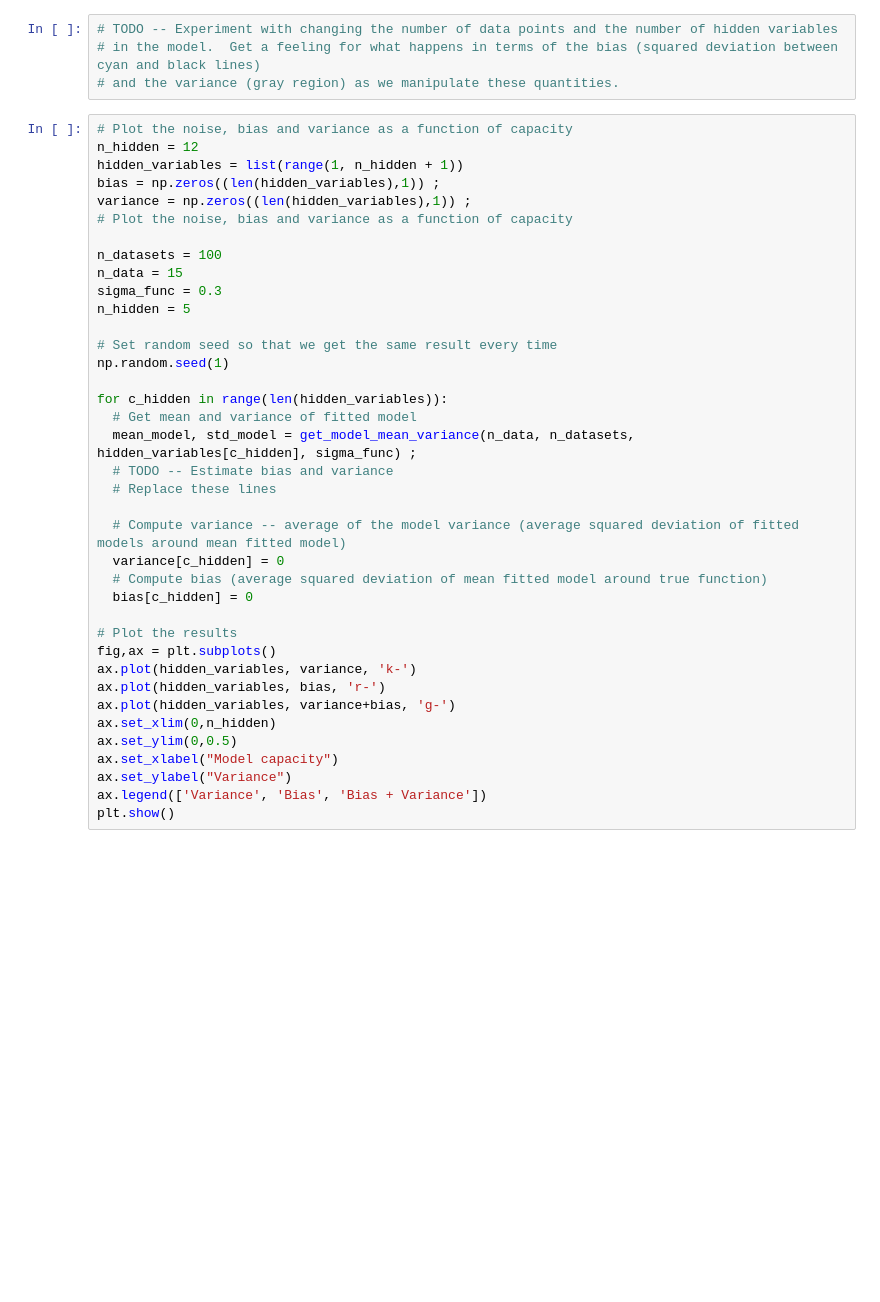
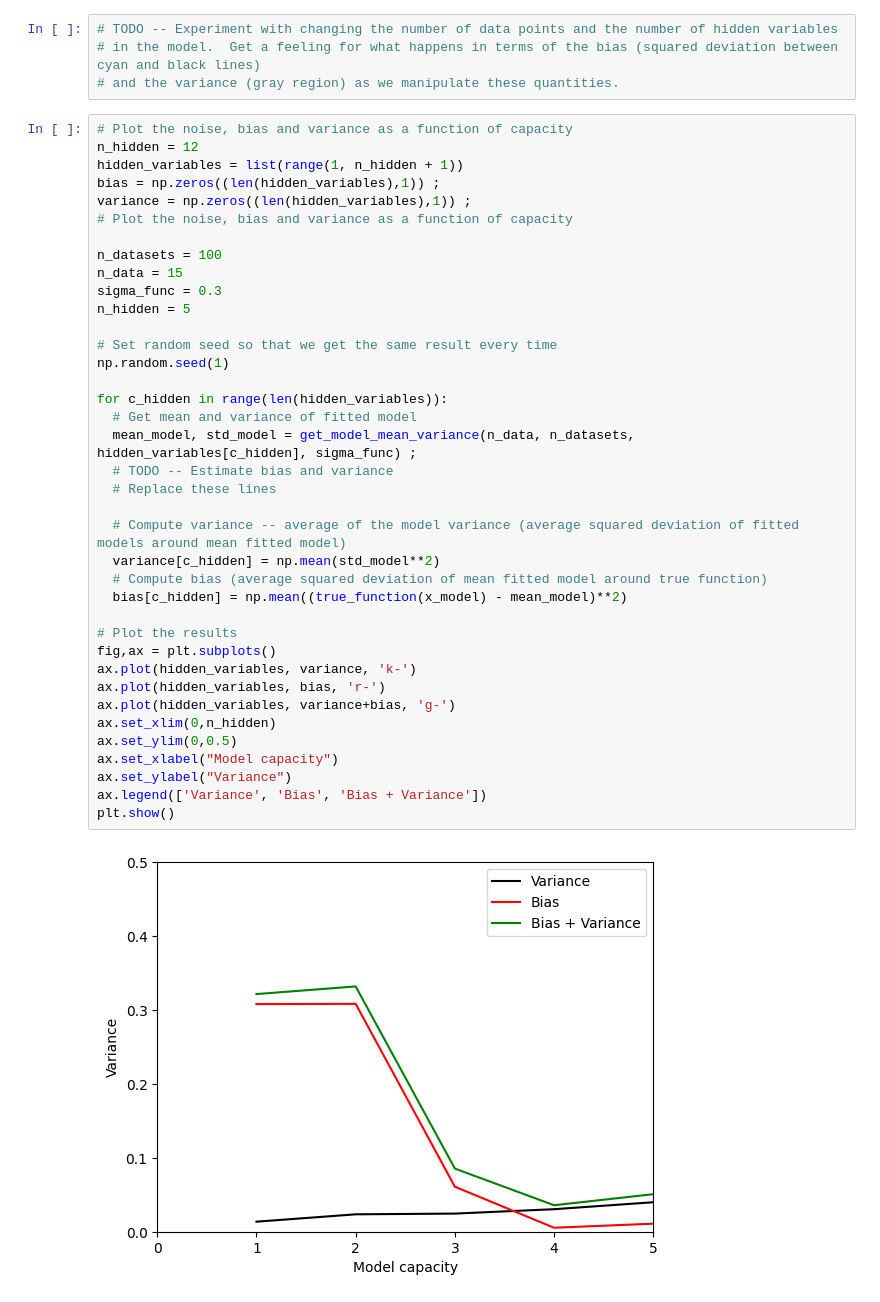
Before and after one commit to anjandhungana/udlbook, a Jupyter notebook: Notebooks/Chap08/8_2_Bias_Variance_Trade_Off.ipynb, the cells around one changed output. Saved outputs shown, nothing was run; the diff lists cells and outputs as text; blank space fills up the shorter version.

```diff
--- a/Notebooks/Chap08/8_2_Bias_Variance_Trade_Off.ipynb
+++ b/Notebooks/Chap08/8_2_Bias_Variance_Trade_Off.ipynb
@@ -167,32 +176,34 @@ variance = np.zeros((len(hidden_variables),1)) ;
 # Plot the noise, bias and variance as a function of capacity
 
 n_datasets = 100
 n_data = 15
 sigma_func = 0.3
 n_hidden = 5
 
 # Set random seed so that we get the same result every time
 np.random.seed(1)
 
 for c_hidden in range(len(hidden_variables)):
   # Get mean and variance of fitted model
   mean_model, std_model = get_model_mean_variance(n_data, n_datasets, hidden_variables[c_hidden], sigma_func) ;
   # TODO -- Estimate bias and variance
   # Replace these lines
 
   # Compute variance -- average of the model variance (average squared deviation of fitted models around mean fitted model)
-  variance[c_hidden] = 0
+  variance[c_hidden] = np.mean(std_model**2)
   # Compute bias (average squared deviation of mean fitted model around true function)
-  bias[c_hidden] = 0
+  bias[c_hidden] = np.mean((true_function(x_model) - mean_model)**2)
 
 # Plot the results
 fig,ax = plt.subplots()
 ax.plot(hidden_variables, variance, 'k-')
 ax.plot(hidden_variables, bias, 'r-')
 ax.plot(hidden_variables, variance+bias, 'g-')
 ax.set_xlim(0,n_hidden)
 ax.set_ylim(0,0.5)
 ax.set_xlabel("Model capacity")
 ax.set_ylabel("Variance")
 ax.legend(['Variance', 'Bias', 'Bias + Variance'])
 plt.show()
+# %% [output]
+[figure, added]
```
Also changed, not shown: parts of 4 cells of this notebook.
